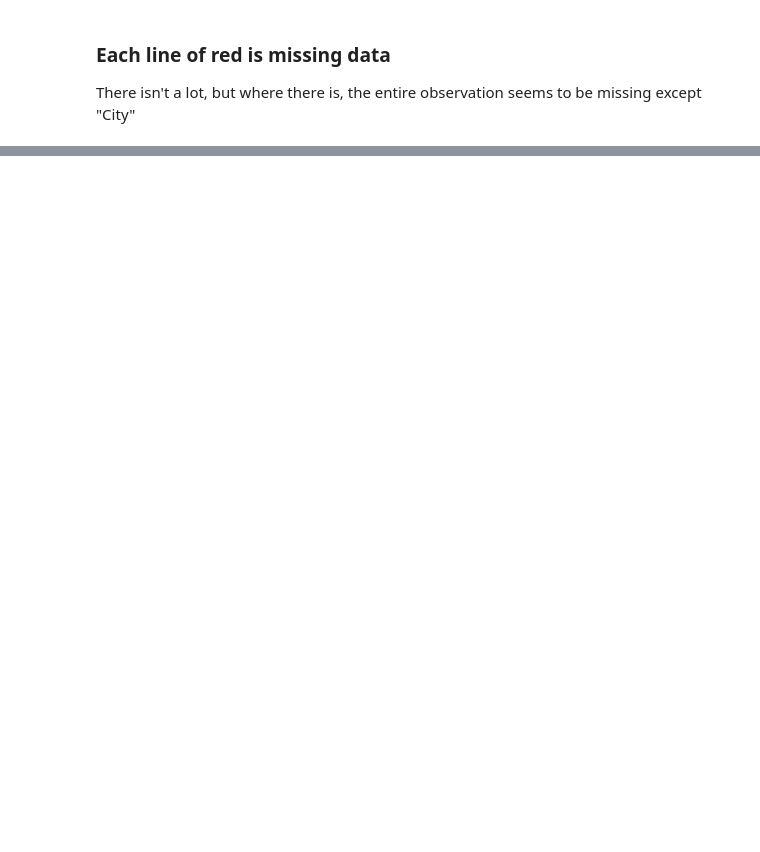
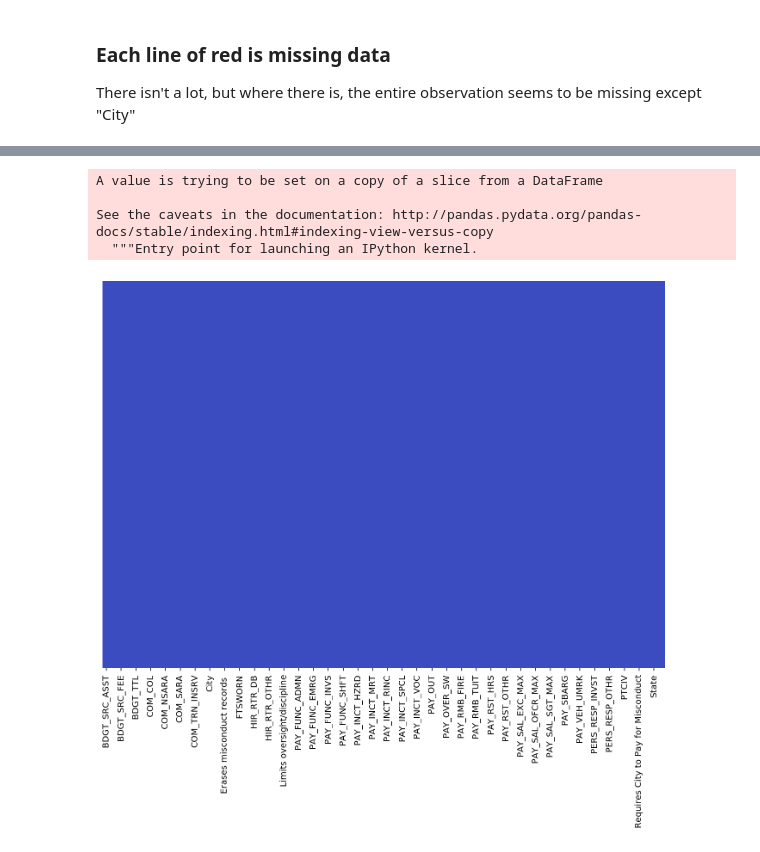
Before and after one commit to ChristopherDaigle/Academic_Research, a Jupyter notebook: Economics_Of_Policing/development/data_cleaning.ipynb, the cells around one changed output, grey strips where cells are left out. Drawn from its saved outputs; the diff is of its cells as text; code cells hidden in the pictures; blank space fills up the shorter version.

```diff
--- a/Economics_Of_Policing/development/data_cleaning.ipynb
+++ b/Economics_Of_Policing/development/data_cleaning.ipynb
@@ -91 +107,14 @@ The variables in the dataset are:
  'TOTALPRIV']
+# %%
+df.dropna(axis=0, how='any', thresh=None, subset=None, inplace=True)
+# %% [output]
+A value is trying to be set on a copy of a slice from a DataFrame
+
+See the caveats in the documentation: http://pandas.pydata.org/pandas-docs/stable/indexing.html#indexing-view-versus-copy
+  """Entry point for launching an IPython kernel.
+# %%
+fig, ax = plt.subplots(figsize=(11.7, 8.27))
+sns.heatmap(df.isnull(), yticklabels= False, cbar=False, cmap = 'coolwarm')
+plt.show()
+# %% [output]
+[figure, added]
```
Also changed, not shown: parts of 7 cells of this notebook.
